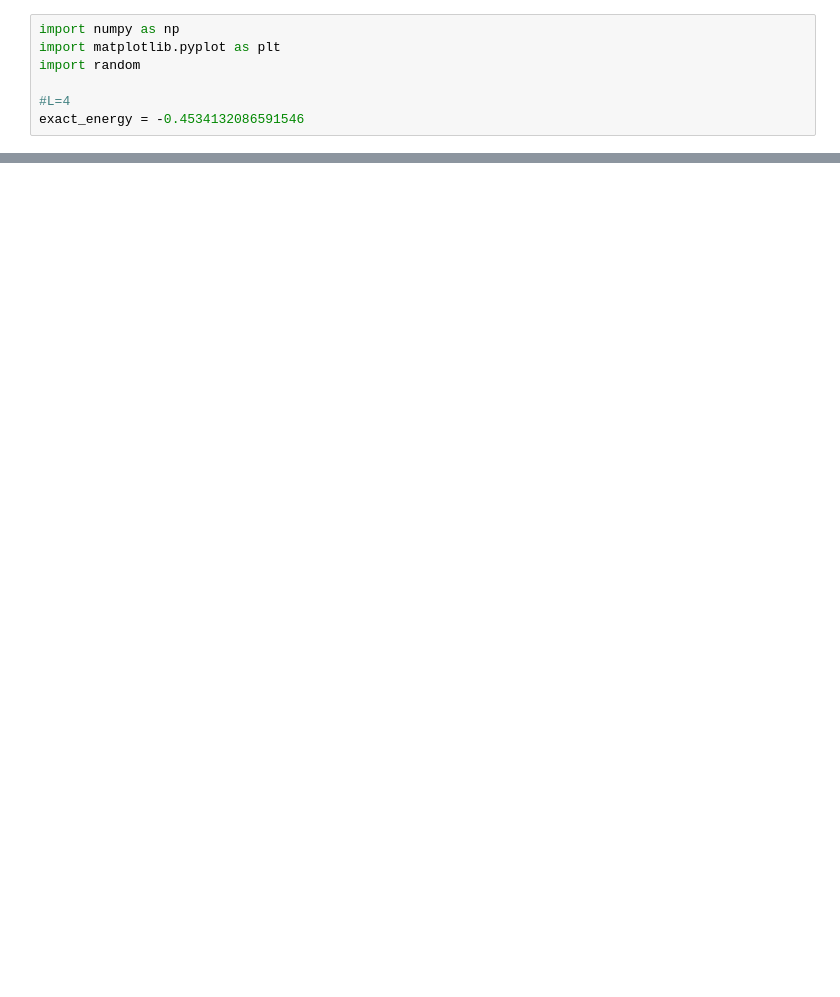
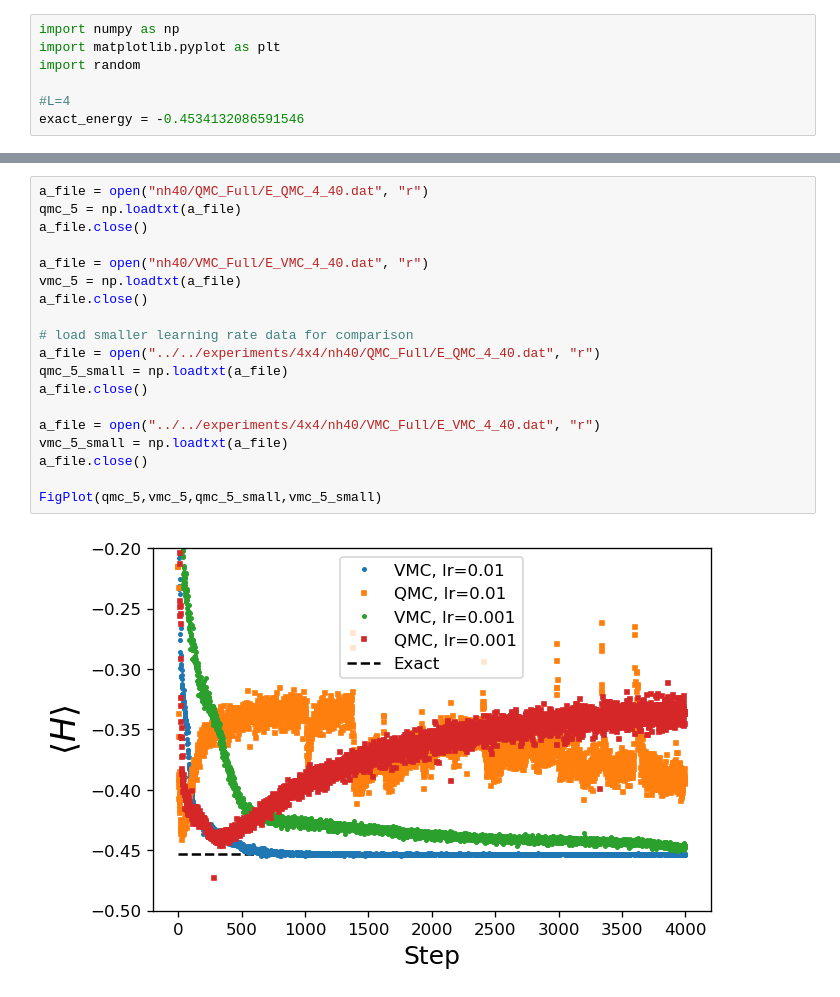
Before and after one commit to MelkoCollective/NeuralNetworks-for-Quantum, a Jupyter notebook: src_qmc_vmc/experiments_lr0.01/4x4/Analysis.ipynb, the cells around one changed output, grey strips where cells are left out. Saved outputs shown, nothing was run; the diff lists cells and outputs as text; blank space fills up the shorter version.

```diff
--- a/src_qmc_vmc/experiments_lr0.01/4x4/Analysis.ipynb
+++ b/src_qmc_vmc/experiments_lr0.01/4x4/Analysis.ipynb
@@ -91,0 +112,21 @@ FigPlot(qmc_3,vmc_3,qmc_3_small,vmc_3_small)
+# %%
+a_file = open("nh40/QMC_Full/E_QMC_4_40.dat", "r")
+qmc_5 = np.loadtxt(a_file)
+a_file.close()
+
+a_file = open("nh40/VMC_Full/E_VMC_4_40.dat", "r")
+vmc_5 = np.loadtxt(a_file)
+a_file.close()
+
+# load smaller learning rate data for comparison
+a_file = open("../../experiments/4x4/nh40/QMC_Full/E_QMC_4_40.dat", "r")
+qmc_5_small = np.loadtxt(a_file)
+a_file.close()
+
+a_file = open("../../experiments/4x4/nh40/VMC_Full/E_VMC_4_40.dat", "r")
+vmc_5_small = np.loadtxt(a_file)
+a_file.close()
+
+FigPlot(qmc_5,vmc_5,qmc_5_small,vmc_5_small)
+# %% [output]
+[figure, added]
```
Also changed, not shown: parts of 5 cells of this notebook, 50 other files.
